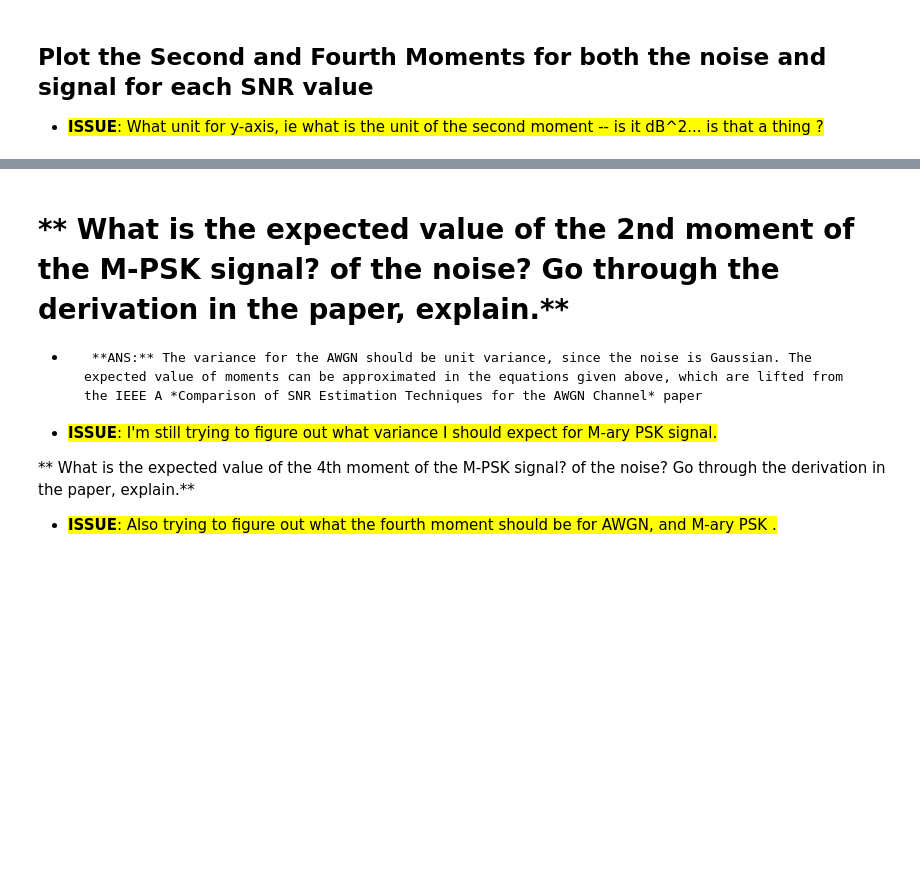
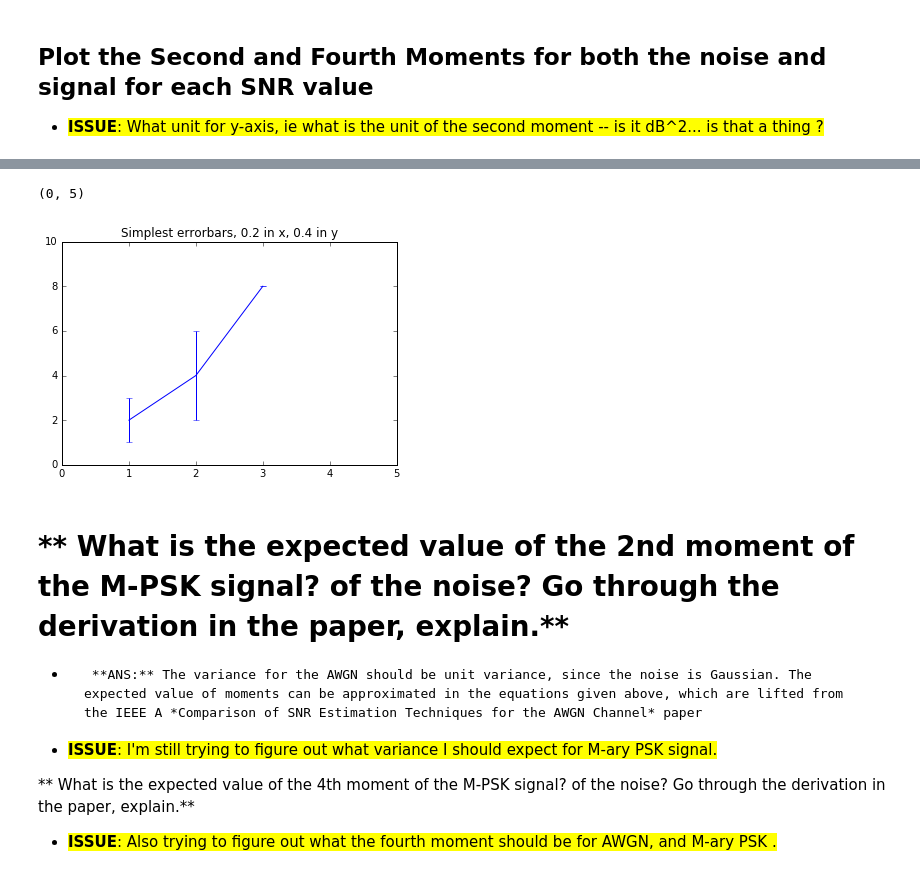
Before and after one commit to rollingcoconut/RadioML, a Jupyter notebook: Detecting_Users_psk_samps_pickled.ipynb, the cells around one changed output, grey strips where cells are left out. Cells and saved outputs as stored; diff of their text form; code cells hidden in the pictures; blank space fills up the shorter version.

```diff
--- a/Detecting_Users_psk_samps_pickled.ipynb
+++ b/Detecting_Users_psk_samps_pickled.ipynb
@@ -354,3 +389,21 @@ plt.subplots_adjust(bottom=0.5) # use a lower number to make more vertical space
+# %%
+# example data
+x = np.arange(1,4,1)
+y = 2**x
+
+# example variable error bar values
+yerr = [1,2,0]
+#xerr = 0.1 + yerr
+
+# First illustrate basic pyplot interface, using defaults where possible.
+plt.figure()
+plt.errorbar(x, y,  yerr=yerr)
+plt.title("Simplest errorbars, 0.2 in x, 0.4 in y")
+plt.ylim([0,10])
+plt.xlim([0,5])
+# %% [output]
+(0, 5)
+[figure, added]
 # %% [markdown]
 # ** What is the expected value of the 2nd moment of the M-PSK signal? of the noise? Go through the derivation in the paper, explain.**
 
```
Also changed, not shown: parts of 3 cells of this notebook.
